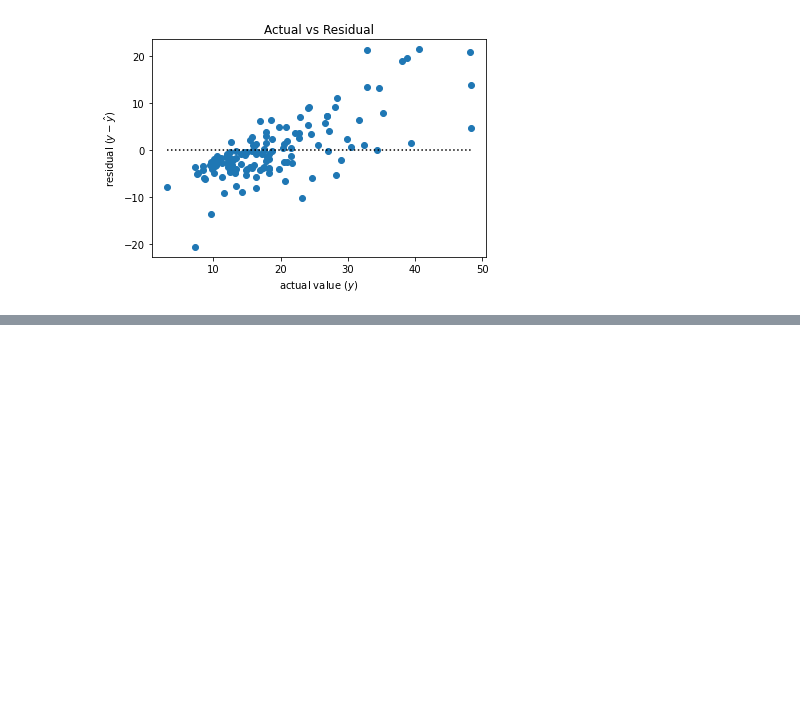
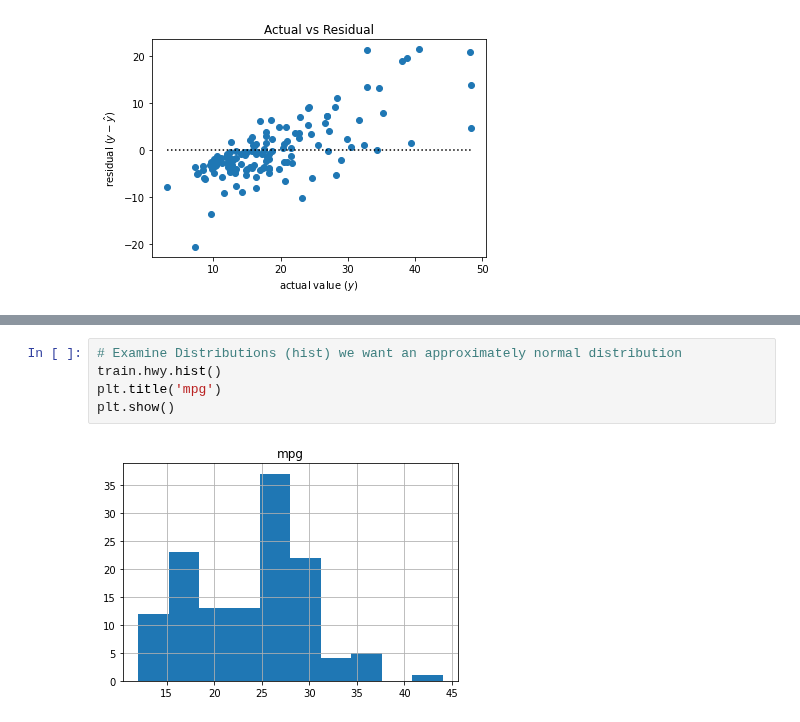
Before and after one commit to CSolitaire/regression-exercises, a Jupyter notebook: evaluate.ipynb, the cells around one changed output, grey strips where cells are left out. Saved outputs shown, nothing was run; the diff lists cells and outputs as text; blank space fills up the shorter version.

```diff
--- a/evaluate.ipynb
+++ b/evaluate.ipynb
@@ -483,0 +553,7 @@ Reject Null: The model bulit on indipendent variables explains the relationship,
+# %%
+# Examine Distributions (hist) we want an approximately normal distribution
+train.hwy.hist()
+plt.title('mpg')
+plt.show()
+# %% [output]
+[figure, added]
```
Also changed, not shown: parts of 15 cells of this notebook.
